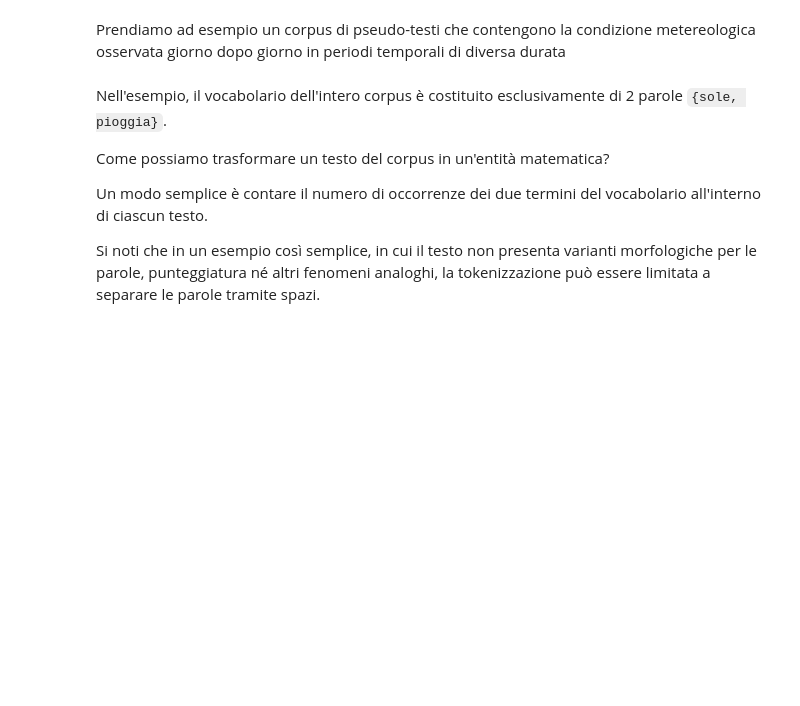
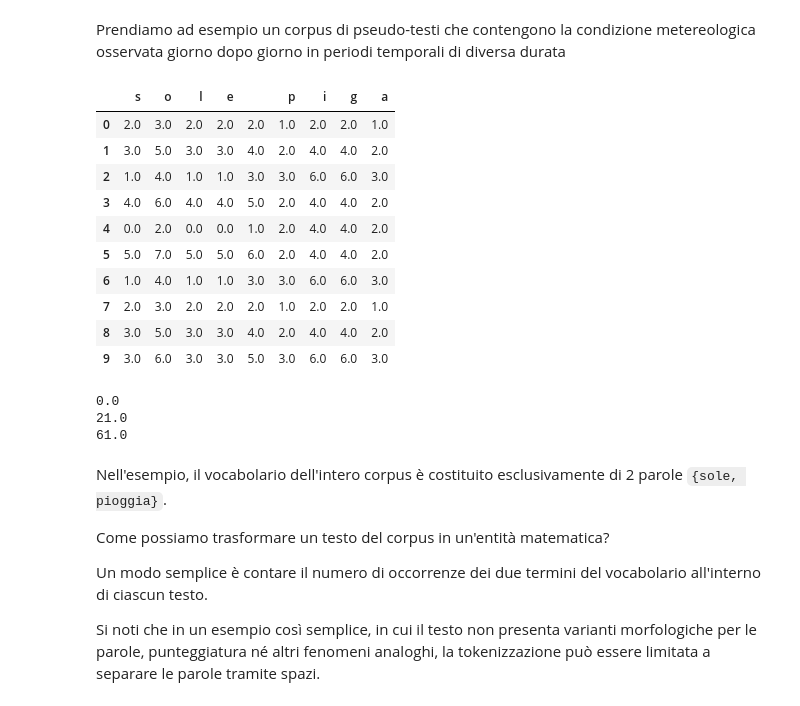
Before and after one commit to afflint/masterdh, a Jupyter notebook: 2024-25/L1.0-vector-space.ipynb, the cells around one changed output. Drawn from its saved outputs; the diff is of its cells as text; code cells hidden in the pictures; blank space fills up the shorter version.

```diff
--- a/2024-25/L1.0-vector-space.ipynb
+++ b/2024-25/L1.0-vector-space.ipynb
@@ -28,3 +32,32 @@ corpus = [
+# %%
+collection = []
+for doc in corpus:
+    bow = defaultdict(lambda: 0)
+    for c in doc:
+        bow[c] += 1
+    collection.append(bow)
+X = pd.DataFrame(collection).fillna(0).astype(float)
+X
+# %% [output]
+|  | s | o | l | e |  | p | i | g | a |
+| 0 | 2.0 | 3.0 | 2.0 | 2.0 | 2.0 | 1.0 | 2.0 | 2.0 | 1.0 |
+| 1 | 3.0 | 5.0 | 3.0 | 3.0 | 4.0 | 2.0 | 4.0 | 4.0 | 2.0 |
+| 2 | 1.0 | 4.0 | 1.0 | 1.0 | 3.0 | 3.0 | 6.0 | 6.0 | 3.0 |
+| 3 | 4.0 | 6.0 | 4.0 | 4.0 | 5.0 | 2.0 | 4.0 | 4.0 | 2.0 |
+| 4 | 0.0 | 2.0 | 0.0 | 0.0 | 1.0 | 2.0 | 4.0 | 4.0 | 2.0 |
+| 5 | 5.0 | 7.0 | 5.0 | 5.0 | 6.0 | 2.0 | 4.0 | 4.0 | 2.0 |
+| 6 | 1.0 | 4.0 | 1.0 | 1.0 | 3.0 | 3.0 | 6.0 | 6.0 | 3.0 |
+| 7 | 2.0 | 3.0 | 2.0 | 2.0 | 2.0 | 1.0 | 2.0 | 2.0 | 1.0 |
+| 8 | 3.0 | 5.0 | 3.0 | 3.0 | 4.0 | 2.0 | 4.0 | 4.0 | 2.0 |
+| 9 | 3.0 | 6.0 | 3.0 | 3.0 | 5.0 | 3.0 | 6.0 | 6.0 | 3.0 |
+# %%
+print(np.power(X.iloc[0] - X.iloc[0], 2).sum())
+print(np.power(X.iloc[0] - X.iloc[1], 2).sum())
+print(np.power(X.iloc[0] - X.iloc[9], 2).sum())
+# %% [output]
+0.0
+21.0
+61.0
 # %% [markdown]
 Nell'esempio, il vocabolario dell'intero corpus è costituito esclusivamente di 2 parole `{sole, pioggia}`.
 
```
Also changed, not shown: parts of 3 cells of this notebook, 1 other file.
